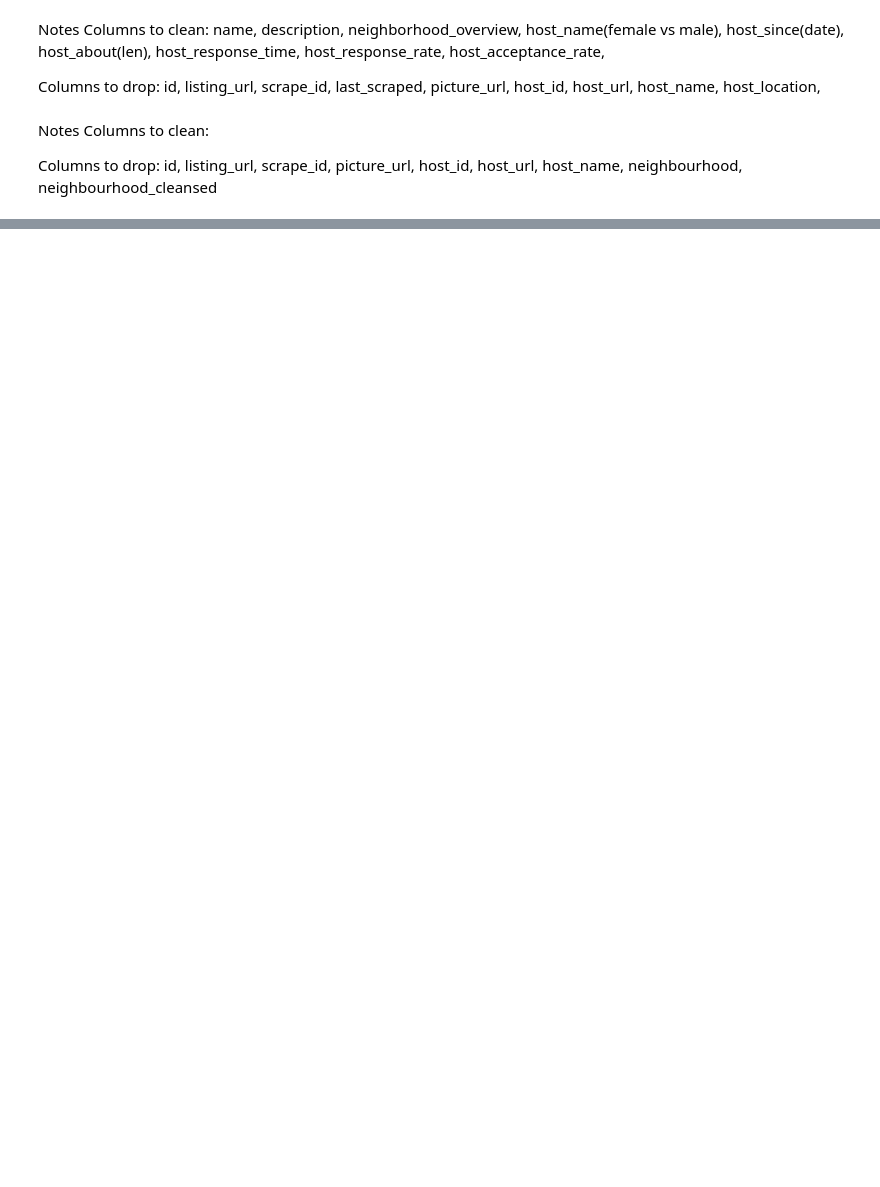
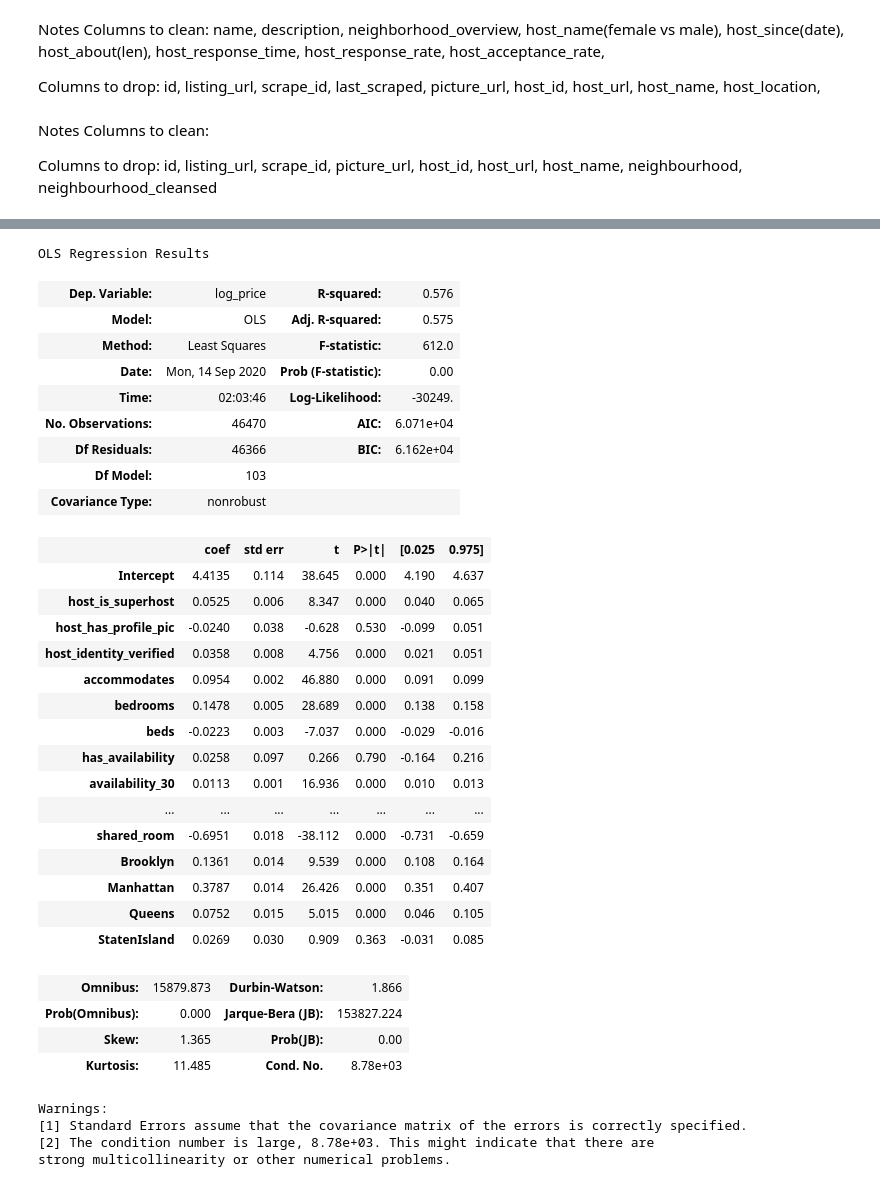
Before and after one commit to wooyounghong/airbnb_price_prediction, a Jupyter notebook: Wayne-Data_Cleaning.ipynb, the cells around one changed output, grey strips where cells are left out. Saved outputs shown, nothing was run; the diff lists cells and outputs as text; code cells hidden in the pictures; blank space fills up the shorter version.

```diff
--- a/Wayne-Data_Cleaning.ipynb
+++ b/Wayne-Data_Cleaning.ipynb
@@ -657,0 +634,2 @@ df.shape
+# %%
+df.columns = df.columns.str.replace(' ', "").str.replace('"', '')
@@ -657,0 +652,11 @@ df.shape
+# %%
+# availability_365, manual_offline, manual_online,
+# sesame, sesame_offline,Babybath, Babymonitor,Babysitterrecommendations,
+# Babysitterrecommendations, Bakingsheet, Barbecueutensils, Breadmaker
+df.drop(columns=[
+    'availability_365', 'manual_offline', 'manual_online', 'sesame',
+    'sesame_offline', 'Babybath', 'Babymonitor', 'Babysitterrecommendations', 'Bakingsheet', 'Barbecueutensils', 'Room-darkeningshades',
+    'Breadmaker', 'Children’sdinnerware','Children’sbooksandtoys', 'Ski-in/Ski-out', 'Pack’nPlay/travelcrib', 'Laptop-friendlyworkspace',
+    'Outletcovers', 'Tablecornerguards', 'Smartlock', 'Gameconsole', 'Paidparkingoffpremises', 'Ethernetconnection',
+    'Piano', 'Carbonmonoxidealarm', 'EVcharger', 'Heating', 'Highchair'
+], axis=1, inplace=True)
@@ -657,0 +686,38 @@ df.shape
+# %%
+mlr_model = smf.ols(formula=f'log_price~{str_features_col}', data=df).fit()
+mlr_model.summary()
+# %% [output]
+OLS Regression Results
+| Dep. Variable: | log_price | R-squared: | 0.576 |
+| Model: | OLS | Adj. R-squared: | 0.575 |
+| Method: | Least Squares | F-statistic: | 612.0 |
+| Date: | Mon, 14 Sep 2020 | Prob (F-statistic): | 0.00 |
+| Time: | 02:03:46 | Log-Likelihood: | -30249. |
+| No. Observations: | 46470 | AIC: | 6.071e+04 |
+| Df Residuals: | 46366 | BIC: | 6.162e+04 |
+| Df Model: | 103 |  |  |
+| Covariance Type: | nonrobust |  |  |
+|  | coef | std err | t | P>|t| | [0.025 | 0.975] |
+| Intercept | 4.4135 | 0.114 | 38.645 | 0.000 | 4.190 | 4.637 |
+| host_is_superhost | 0.0525 | 0.006 | 8.347 | 0.000 | 0.040 | 0.065 |
+| host_has_profile_pic | -0.0240 | 0.038 | -0.628 | 0.530 | -0.099 | 0.051 |
+| host_identity_verified | 0.0358 | 0.008 | 4.756 | 0.000 | 0.021 | 0.051 |
+| accommodates | 0.0954 | 0.002 | 46.880 | 0.000 | 0.091 | 0.099 |
+| bedrooms | 0.1478 | 0.005 | 28.689 | 0.000 | 0.138 | 0.158 |
+| beds | -0.0223 | 0.003 | -7.037 | 0.000 | -0.029 | -0.016 |
+| has_availability | 0.0258 | 0.097 | 0.266 | 0.790 | -0.164 | 0.216 |
+| availability_30 | 0.0113 | 0.001 | 16.936 | 0.000 | 0.010 | 0.013 |
+| ... | ... | ... | ... | ... | ... | ... |
+| shared_room | -0.6951 | 0.018 | -38.112 | 0.000 | -0.731 | -0.659 |
+| Brooklyn | 0.1361 | 0.014 | 9.539 | 0.000 | 0.108 | 0.164 |
+| Manhattan | 0.3787 | 0.014 | 26.426 | 0.000 | 0.351 | 0.407 |
+| Queens | 0.0752 | 0.015 | 5.015 | 0.000 | 0.046 | 0.105 |
+| StatenIsland | 0.0269 | 0.030 | 0.909 | 0.363 | -0.031 | 0.085 |
+| Omnibus: | 15879.873 | Durbin-Watson: | 1.866 |
+| Prob(Omnibus): | 0.000 | Jarque-Bera (JB): | 153827.224 |
+| Skew: | 1.365 | Prob(JB): | 0.00 |
+| Kurtosis: | 11.485 | Cond. No. | 8.78e+03 |
+Warnings:
+[1] Standard Errors assume that the covariance matrix of the errors is correctly specified.
+[2] The condition number is large, 8.78e+03. This might indicate that there are
+strong multicollinearity or other numerical problems.
```
Also changed, not shown: parts of 25 cells of this notebook, 2 other files.
